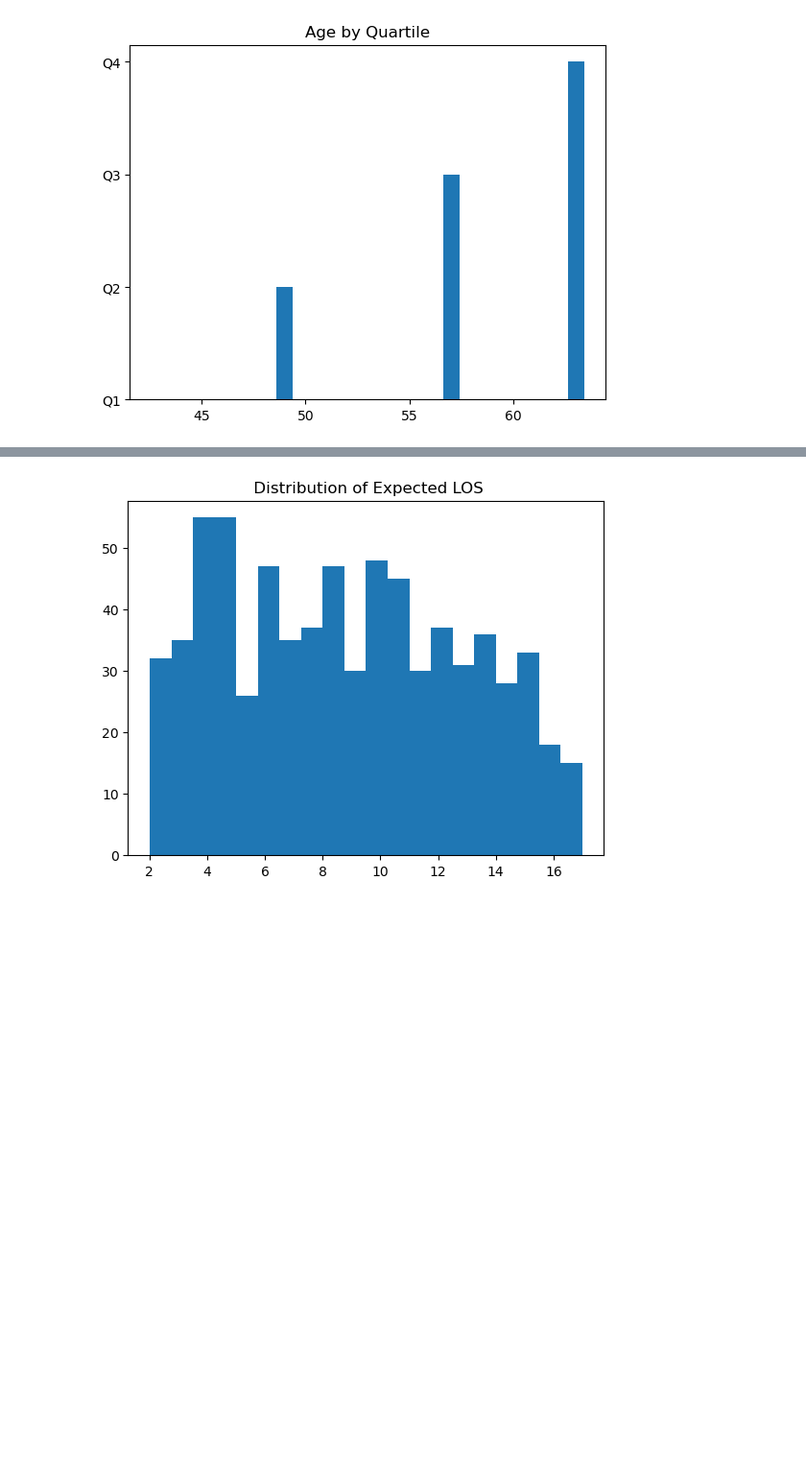
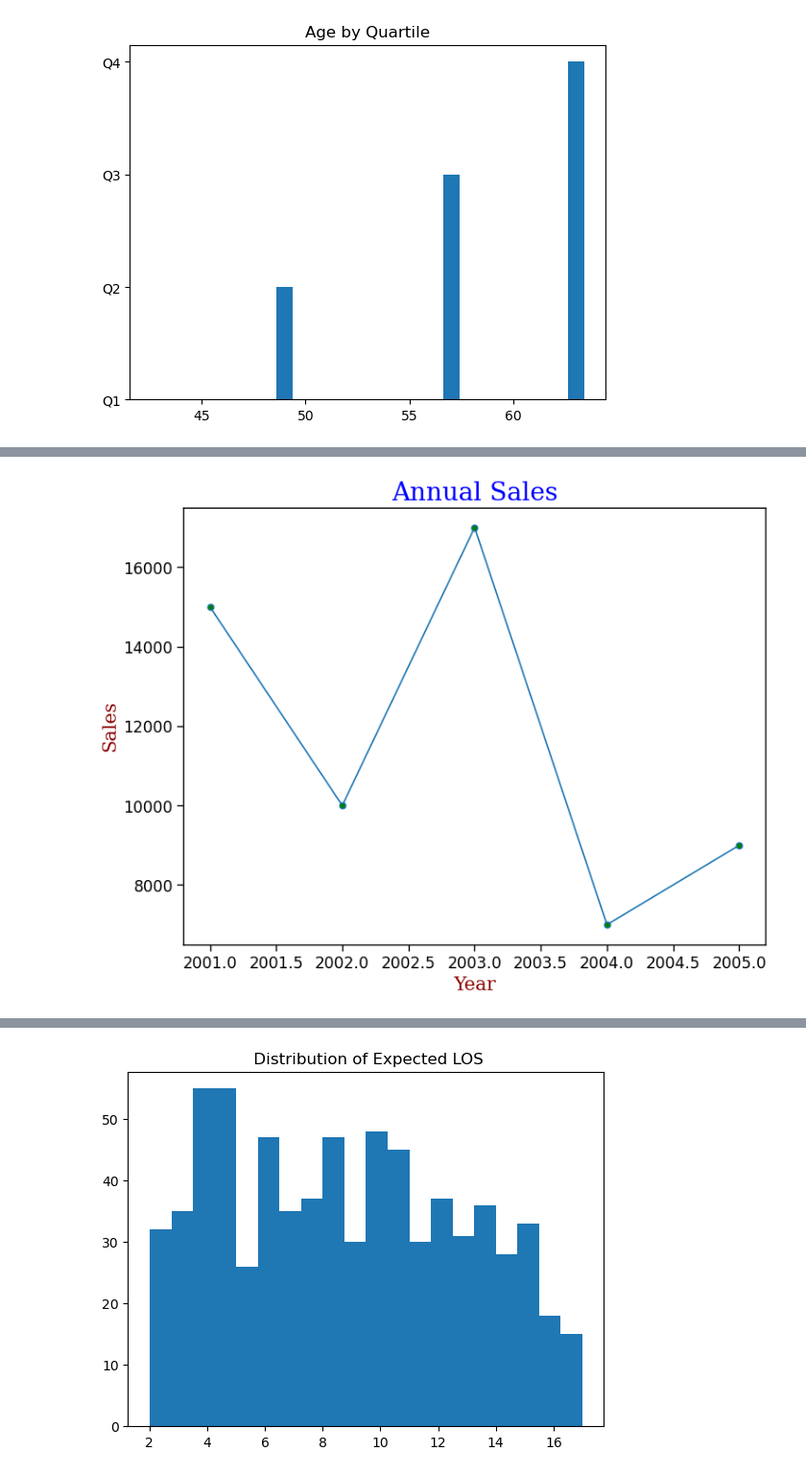
Before and after one commit to akilarvn/Python-Hackathon, a Jupyter notebook: DataEagles_FinalQuestions.ipynb, the cells around one changed output, grey strips where cells are left out. Shown at 96% size. Saved outputs shown, nothing was run; the diff lists cells and outputs as text; code cells hidden in the pictures; blank space fills up the shorter version.

```diff
--- a/DataEagles_FinalQuestions.ipynb
+++ b/DataEagles_FinalQuestions.ipynb
@@ -172,0 +252,18 @@ plt.show()
+# %%
+#Question 39 - "Create a figure object called fig using plt.figure() **
+#** Use add_axes to add an axis to the figure canvas at [0,0,1,1]. Call this new axis ax. **
+#** Plot (x,y) on that axes and set the labels.
+#Note : You can plot on any x,y set of values."
+fig = plt.figure()
+ax = fig.add_axes([0,0,1,1])
+x = [2001,2002,2003,2004,2005]
+y = [15000,10000,17000,7000,9000]
+ax.plot(x,y,marker = 'o',mfc = 'g')
+font1 = {'family':'serif','color':'blue','size':20}
+font2 = {'family':'serif','color':'darkred','size':15}
+plt.xlabel("Year",fontdict = font2)
+plt.ylabel("Sales",fontdict=font2)
+plt.title("Annual Sales",fontdict = font1)
+plt.show()
+# %% [output]
+[figure, added]
```
Also changed, not shown: parts of 9 cells of this notebook.
